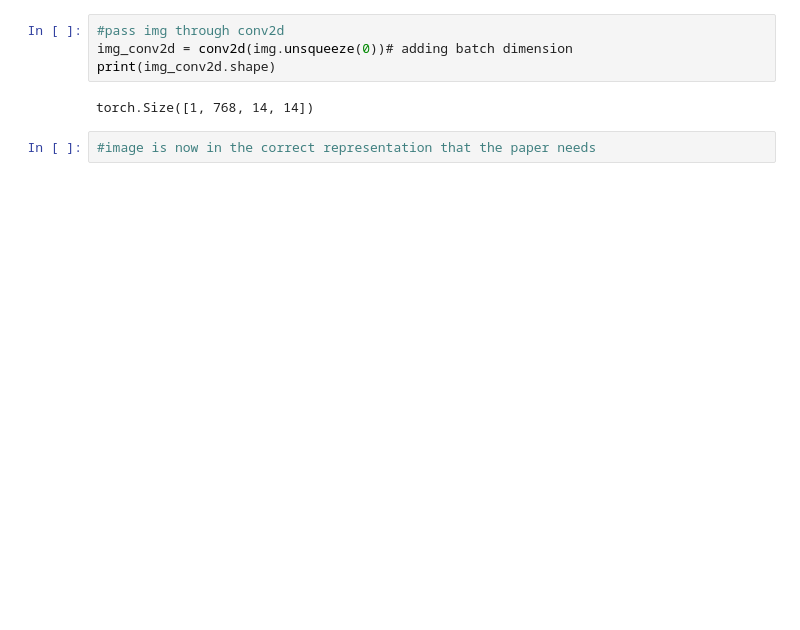
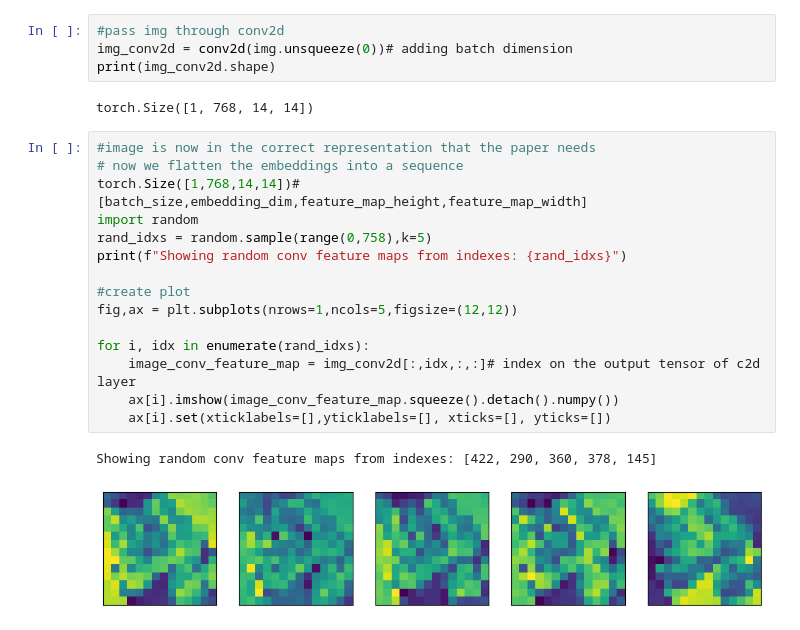
Before and after one commit to AlexanderWeismannn/ML-Paper-Replication, a Jupyter notebook: ML_Paper_Replica/pytorch_replication.ipynb, the cells around one changed output. Cells and saved outputs as stored; diff of their text form; blank space fills up the shorter version.

Commit message:
transfomed sample image into correct tensor shape for input into model, now to turn it into a pytorch layer...

```diff
--- a/ML_Paper_Replica/pytorch_replication.ipynb
+++ b/ML_Paper_Replica/pytorch_replication.ipynb
@@ -257,5 +257,21 @@ img_conv2d = conv2d(img.unsqueeze(0))# adding batch dimension
 print(img_conv2d.shape)
 # %% [output]
 torch.Size([1, 768, 14, 14])
-# %%
-#image is now in the correct representation that the paper needs
+# %%
+#image is now in the correct representation that the paper needs
+# now we flatten the embeddings into a sequence
+torch.Size([1,768,14,14])#[batch_size,embedding_dim,feature_map_height,feature_map_width]
+import random
+rand_idxs = random.sample(range(0,758),k=5)
+print(f"Showing random conv feature maps from indexes: {rand_idxs}")
+
+#create plot
+fig,ax = plt.subplots(nrows=1,ncols=5,figsize=(12,12))
+
+for i, idx in enumerate(rand_idxs):
+    image_conv_feature_map = img_conv2d[:,idx,:,:]# index on the output tensor of c2d layer
+    ax[i].imshow(image_conv_feature_map.squeeze().detach().numpy())
+    ax[i].set(xticklabels=[],yticklabels=[], xticks=[], yticks=[])
+# %% [output]
+Showing random conv feature maps from indexes: [422, 290, 360, 378, 145]
+[figure, added]
```
Also changed, not shown: parts of 9 cells of this notebook.
